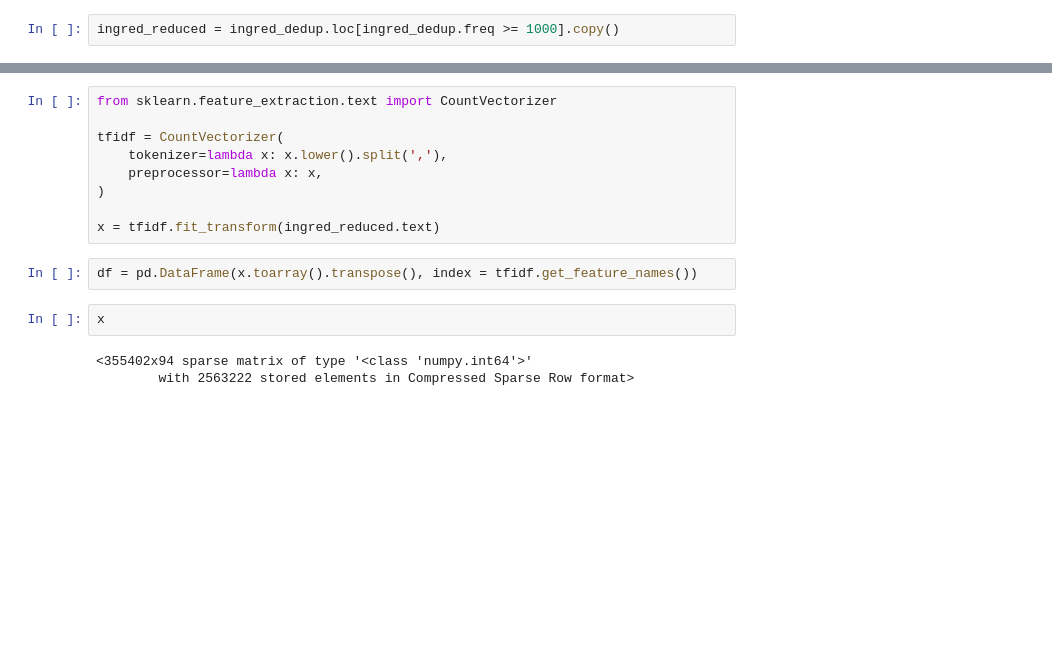
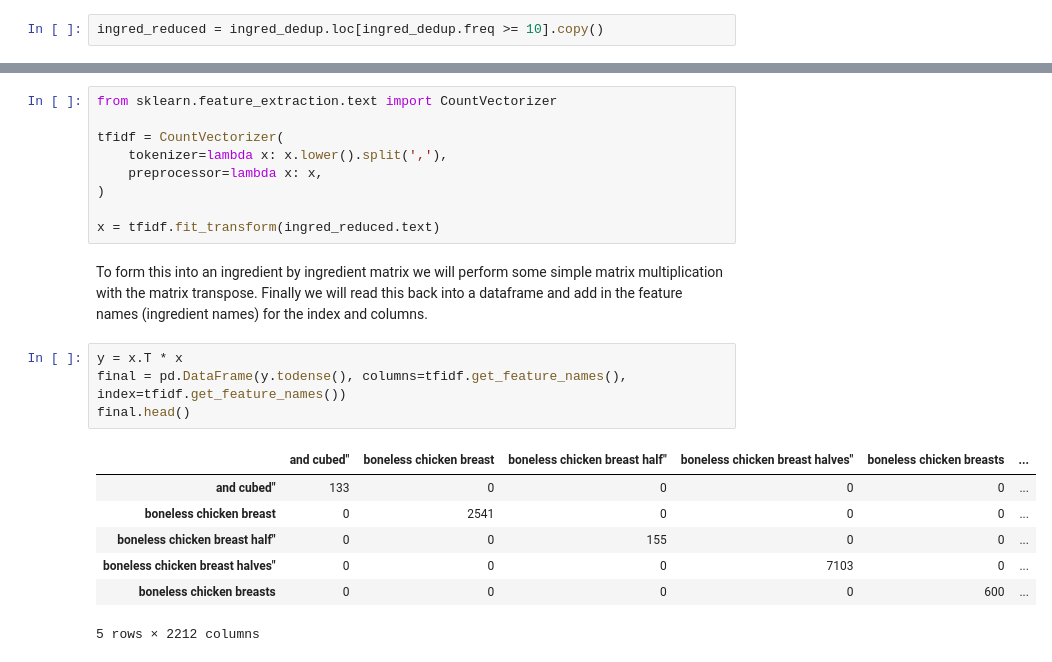
Before and after one commit to joanana/joanana.github.io, a Jupyter notebook: allrecipes-analysis.ipynb, the cells around one changed output, grey strips where cells are left out. Cells and saved outputs as stored; diff of their text form; blank space fills up the shorter version.

```diff
--- a/allrecipes-analysis.ipynb
+++ b/allrecipes-analysis.ipynb
@@ -565,6 +565,6 @@ len(ingred_dedup.name.value_counts())
 # %% [markdown]
 There are 18,394 unique ingredients in our set. We will pare this down slightly to make it more manageable. Then we will create a concatenated column that has every
 # %%
-ingred_reduced = ingred_dedup.loc[ingred_dedup.freq >= 1000].copy()
+ingred_reduced = ingred_dedup.loc[ingred_dedup.freq >= 10].copy()
 # %%
 ingred_reduced['text'] = ingred_reduced[['recipe_id','name']].groupby(['recipe_id'])['name'].transform(lambda x: ','.join(x))
@@ -577,10 +579,17 @@ tfidf = CountVectorizer(
 )
 
 x = tfidf.fit_transform(ingred_reduced.text)
-# %%
-df = pd.DataFrame(x.toarray().transpose(), index = tfidf.get_feature_names())
-# %%
-x
-# %% [output]
-<355402x94 sparse matrix of type '<class 'numpy.int64'>'
-        with 2563222 stored elements in Compressed Sparse Row format>
+# %% [markdown]
+To form this into an ingredient by ingredient matrix we will perform some simple matrix multiplication with the matrix transpose. Finally we will read this back into a dataframe and add in the feature names (ingredient names) for the index and columns.
+# %%
+y = x.T * x
+final = pd.DataFrame(y.todense(), columns=tfidf.get_feature_names(), index=tfidf.get_feature_names())
+final.head()
+# %% [output]
+|  | and cubed" | boneless chicken breast | boneless chicken breast half" | boneless chicken breast halves" | boneless chicken breasts | ... |
+| and cubed" | 133 | 0 | 0 | 0 | 0 | ... |
+| boneless chicken breast | 0 | 2541 | 0 | 0 | 0 | ... |
+| boneless chicken breast half" | 0 | 0 | 155 | 0 | 0 | ... |
+| boneless chicken breast halves" | 0 | 0 | 0 | 7103 | 0 | ... |
+| boneless chicken breasts | 0 | 0 | 0 | 0 | 600 | ... |
+5 rows × 2212 columns
```
Also changed, not shown: parts of 1 cell of this notebook, 3 other files.
